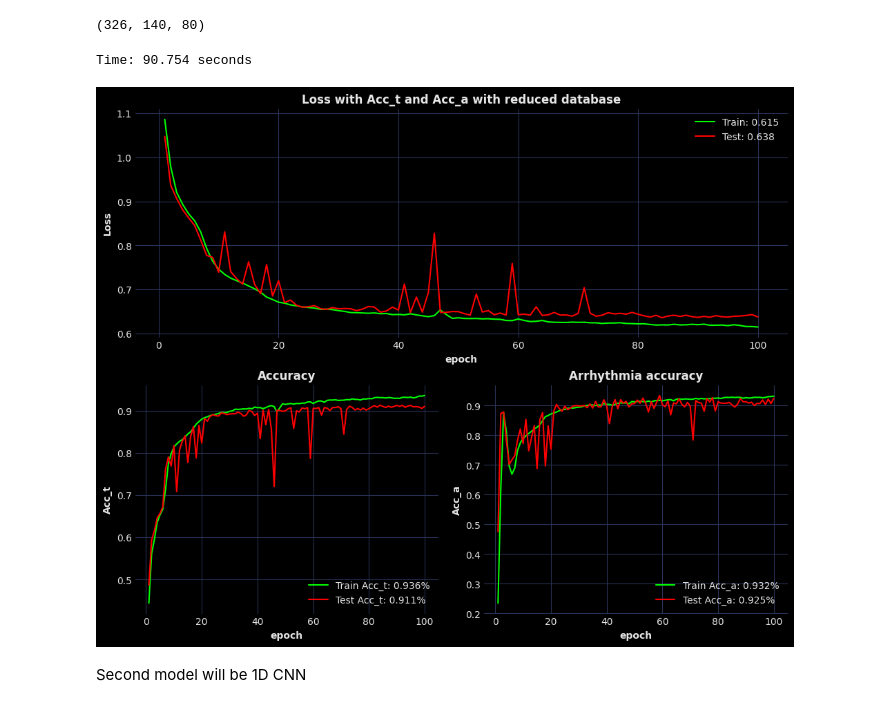
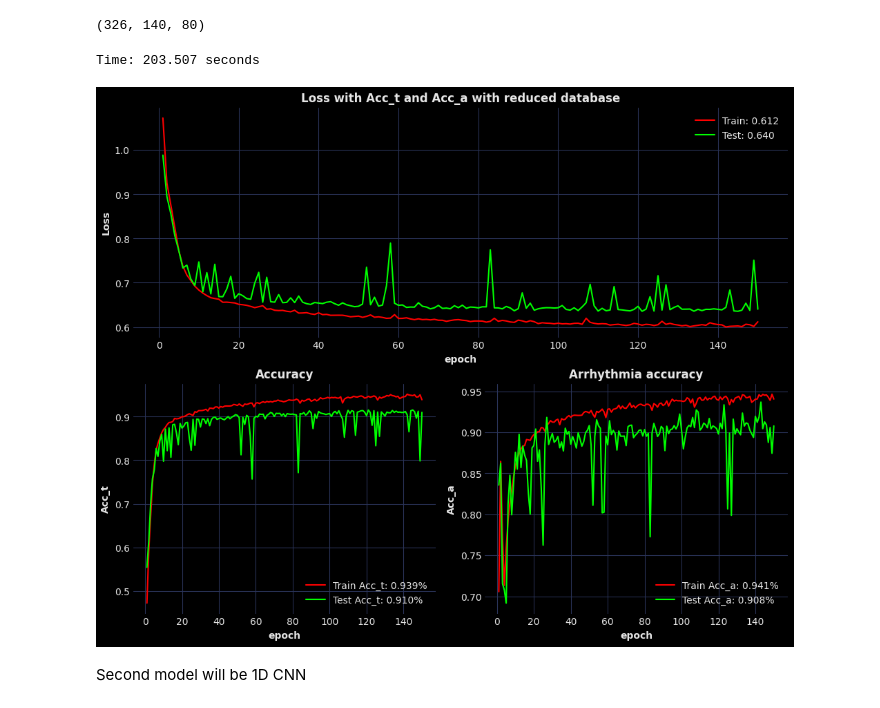
Before and after one commit to Yolonek/MachineLearningApplications, a Jupyter notebook: 3.ECG/MLPforECG.ipynb, the cells around one changed output. Drawn from its saved outputs; the diff is of its cells as text; code cells hidden in the pictures.

```diff
--- a/3.ECG/MLPforECG.ipynb
+++ b/3.ECG/MLPforECG.ipynb
@@ -122,11 +133,11 @@ class LearningParameters:
     learning_rate: float = 0.05
     momentum: float = 0.97
     weight_decay: float = 0.001
-    epochs: int = 10
+    epochs: int = 150
     device: torch.device = torch.device('cpu')
     dropout: float = 0.3
     batch_norm: bool = True
-params = LearningParameters()
+PARAMS = LearningParameters()
 
 
 def normalize_dataset(data):
@@ -261,8 +274,8 @@ split = int(0.7 * len(all_annotations))
 ecg_dataset_train = ECGDataset(all_beats[:split], annotations_encoded[:split])
 ecg_dataset_test = ECGDataset(all_beats[split:], annotations_encoded[split:])
 
-train_dataloader = DataLoader(ecg_dataset_train, batch_size=params.batch_size, shuffle=True)
-test_dataloader = DataLoader(ecg_dataset_test, batch_size=params.batch_size, shuffle=False)
+train_dataloader = DataLoader(ecg_dataset_train, batch_size=PARAMS.batch_size, shuffle=True)
+test_dataloader = DataLoader(ecg_dataset_test, batch_size=PARAMS.batch_size, shuffle=False)
 len(train_dataloader), len(test_dataloader), len(all_beats[0])
 # %% [output]
 (1005, 431, 80)
@@ -289,18 +302,21 @@ ECGModel(
   )
 )
 # %%
+PARAMS.epochs = 15
 train_time_start = timer()
 train_loss, train_acc_t, train_acc_a = [], [], []
 test_loss, test_acc_t, test_acc_a = [], [], []
-for epoch in tqdm(range(params.epochs)):
+for epoch in tqdm(range(PARAMS.epochs)):
     train_metrics = train_step(
         model, train_dataloader, loss_fn,
-        calculate_accuracy, optimizer, params.device)
+        calculate_accuracy, optimizer, PARAMS.device)
     test_metrics = test_step(
         model, test_dataloader, loss_fn,
-        calculate_accuracy, params.device)
+        calculate_accuracy, PARAMS.device)
     append_metrics([train_loss, train_acc_t, train_acc_a], train_metrics)
     append_metrics([test_loss, test_acc_t, test_acc_a], test_metrics)
+model_performance['Large Dataset'] = {'acc_t': test_acc_t[-1],
+                                      'acc_a': test_acc_a[-1]}
 train_time = timer() - train_time_start
 print(f'Time: {train_time:.3f} seconds')
 # %% [output]
@@ -335,49 +351,51 @@ Reduced database length: 29724
 # %%
-params.batch_size = 64
-params.epochs = 100
-params.learning_rate = 0.05
-params.device = torch.device('cuda' if torch.cuda.is_available() else 'cpu')
+PARAMS.epochs = 150
+PARAMS.batch_size = 64
+PARAMS.learning_rate = 0.05
+PARAMS.device = torch.device('cuda' if torch.cuda.is_available() else 'cpu')
 
 split = int(0.7 * len(reduced_annotations))
 ecg_dataset_train = ECGDataset(reduced_beats[:split], reduced_annotations_encoded[:split])
 ecg_dataset_test = ECGDataset(reduced_beats[split:], reduced_annotations_encoded[split:])
 
 train_dataloader = DataLoader(
-    ecg_dataset_train, batch_size=params.batch_size, shuffle=True, pin_memory=True)
+    ecg_dataset_train, batch_size=PARAMS.batch_size, shuffle=True, pin_memory=True)
 test_dataloader = DataLoader(
-    ecg_dataset_test, batch_size=params.batch_size, shuffle=False, pin_memory=True)
+    ecg_dataset_test, batch_size=PARAMS.batch_size, shuffle=False, pin_memory=True)
 len(train_dataloader), len(test_dataloader), len(reduced_beats[0])
 # %% [output]
 (326, 140, 80)
 # %%
-model = ECGModel(len(reduced_beats[0]))
+model = ECGModel(len(reduced_beats[0])).to(PARAMS.device)
 loss_fn = nn.CrossEntropyLoss()
 optimizer = torch.optim.SGD(model.parameters(),
-                            lr=params.learning_rate)
+                            lr=PARAMS.learning_rate)
                             # momentum=params.momentum,
                             # weight_decay=params.weight_decay)
 train_time_start = timer()
 train_loss, train_acc_t, train_acc_a = [], [], []
 test_loss, test_acc_t, test_acc_a = [], [], []
-for epoch in tqdm(range(params.epochs)):
+for epoch in tqdm(range(PARAMS.epochs)):
     train_metrics = train_step(
         model, train_dataloader, loss_fn,
-        calculate_accuracy, optimizer, params.device)
+        calculate_accuracy, optimizer, PARAMS.device)
     test_metrics = test_step(
         model, test_dataloader, loss_fn,
-        calculate_accuracy, params.device)
+        calculate_accuracy, PARAMS.device)
     append_metrics([train_loss, train_acc_t, train_acc_a], train_metrics)
     append_metrics([test_loss, test_acc_t, test_acc_a], test_metrics)
 train_time = timer() - train_time_start
+model_performance['Balanced Dataset'] = {'acc_t': test_acc_t[-1],
+                                      'acc_a': test_acc_a[-1]}
 print(f'Time: {train_time:.3f} seconds')
 title = f'Loss with Acc_t and Acc_a with reduced database'
-plot_loss_and_accuracy(title, params.epochs,
+plot_loss_and_accuracy(title, PARAMS.epochs, 'Train2',
                        [train_loss, test_loss],
                        [train_acc_t, test_acc_t],
                        [train_acc_a, test_acc_a]);
 # %% [output]
-Time: 90.754 seconds
+Time: 203.507 seconds
-[figure, old version]
+[figure, new version]
 # %% [markdown]
 Second model will be 1D CNN
 # %%
```
Also changed, not shown: parts of 25 cells of this notebook, 10 other files.
